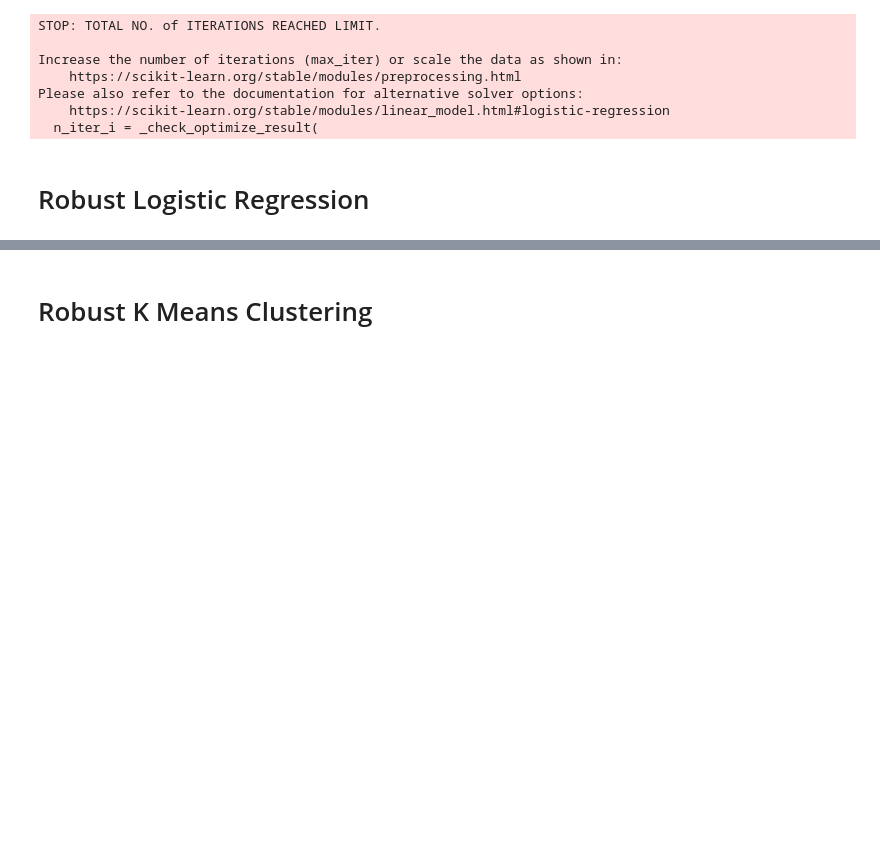
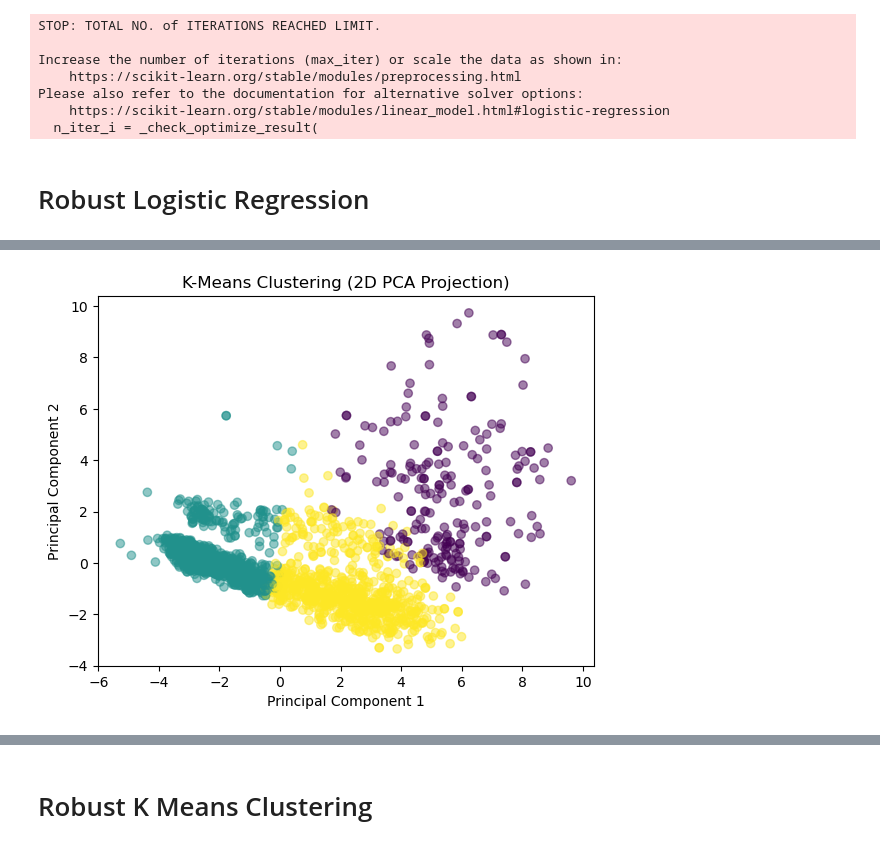
Before and after one commit to felicianappi8/Machine-Learning-15.095-Project, a Jupyter notebook: ifood.ipynb, the cells around one changed output, grey strips where cells are left out. Saved outputs shown, nothing was run; the diff lists cells and outputs as text; code cells hidden in the pictures; blank space fills up the shorter version.

Commit message:
final models for ifood

```diff
--- a/ifood.ipynb
+++ b/ifood.ipynb
@@ -142,0 +116,90 @@ Test Set Accuracy: 0.21567357512953367
+# %%
+!pip install matplotlib
+
+import pandas as pd
+from sklearn.model_selection import train_test_split
+from sklearn.preprocessing import StandardScaler
+from sklearn.linear_model import LogisticRegression
+from sklearn.pipeline import Pipeline
+from sklearn.impute import SimpleImputer
+from sklearn.compose import ColumnTransformer
+from sklearn.preprocessing import OneHotEncoder
+from sklearn.metrics import classification_report, accuracy_score
+from sklearn.cluster import KMeans
+import matplotlib.pyplot as plt
+
+# Load the dataset
+file_path = 'ifood_df.csv'
+df_churn = pd.read_csv(file_path)
+
+# Define features and target
+X = df_churn.drop(['Response'], axis=1)
+y = df_churn['Response']
+
+# Identify numerical and categorical columns
+numerical_features = X.select_dtypes(include=['int64', 'float64']).columns
+categorical_features = X.select_dtypes(include=['object']).columns
+
+# Preprocessing for numerical and categorical features
+numerical_transformer = Pipeline(steps=[
+    ('imputer', SimpleImputer(strategy='mean')),
+    ('scaler', StandardScaler())
+])
+
+categorical_transformer = Pipeline(steps=[
+    ('imputer', SimpleImputer(strategy='most_frequent')),
+    ('onehot', OneHotEncoder(handle_unknown='ignore'))
+])
+
+# Combine pre-processing steps
+preprocessor = ColumnTransformer(
+    transformers=[
+        ('num', numerical_transformer, numerical_features),
+        ('cat', categorical_transformer, categorical_features)
+    ]
+)
+
+# Create the pipeline for robust logistic regression
+model = Pipeline(steps=[
+    ('preprocessor', preprocessor),
+    ('classifier', LogisticRegression(max_iter=1000, solver='lbfgs'))
+])
+
+# Split the data into training and testing sets
+X_train, X_test, y_train, y_test = train_test_split(X, y, test_size=0.2, random_state=42)
+
+# Fit the model
+model.fit(X_train, y_train)
+
+# Make predictions
+y_pred = model.predict(X_test)
+
+# Print classification report to evaluate performance
+print(classification_report(y_test, y_pred))
+
+# Print overall accuracy
+print(f'Overall accuracy: {accuracy_score(y_test, y_pred):.2f}')
+
+# Implement K-Means clustering
+# Preprocess the entire feature set
+X_processed = preprocessor.fit_transform(X)
+
+# Define and fit K-Means
+kmeans = KMeans(n_clusters=3, random_state=42)
+kmeans.fit(X_processed)
+
+# Add cluster labels to the original dataframe
+df_churn['Cluster'] = kmeans.labels_
+
+# Plotting the clusters (using first two principal components for visualization)
+from sklearn.decomposition import PCA
+
+pca = PCA(n_components=2)
+X_pca = pca.fit_transform(X_processed)
+
+plt.scatter(X_pca[:, 0], X_pca[:, 1], c=kmeans.labels_, cmap='viridis', alpha=0.5)
+plt.title('K-Means Clustering (2D PCA Projection)')
+plt.xlabel('Principal Component 1')
+plt.ylabel('Principal Component 2')
+plt.show()
+# %% [output]
@@ -142,0 +223 @@ Test Set Accuracy: 0.21567357512953367
+[figure, added]
```
Also changed, not shown: parts of 7 cells of this notebook, 1 other file.
